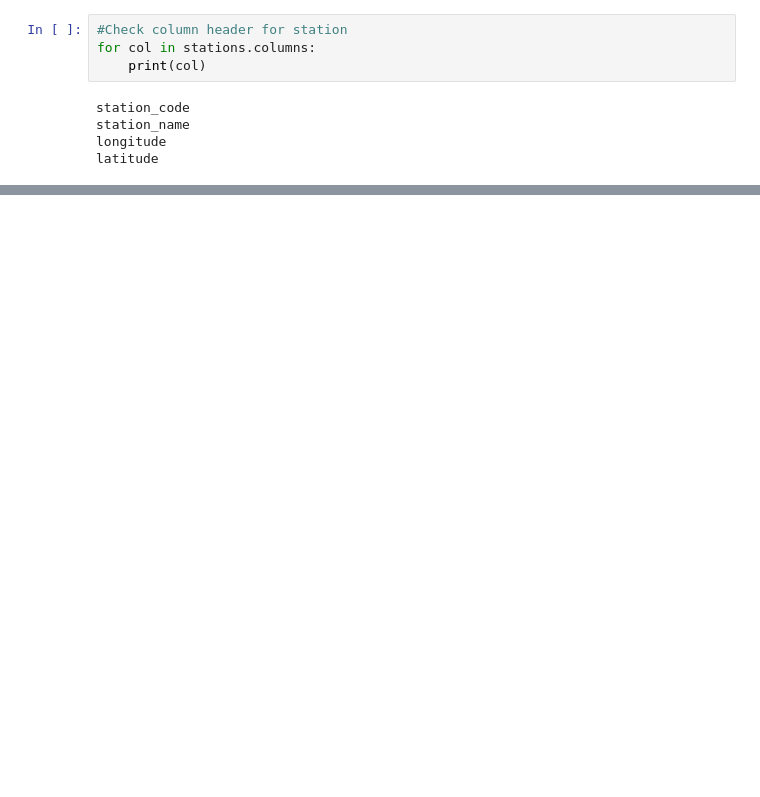
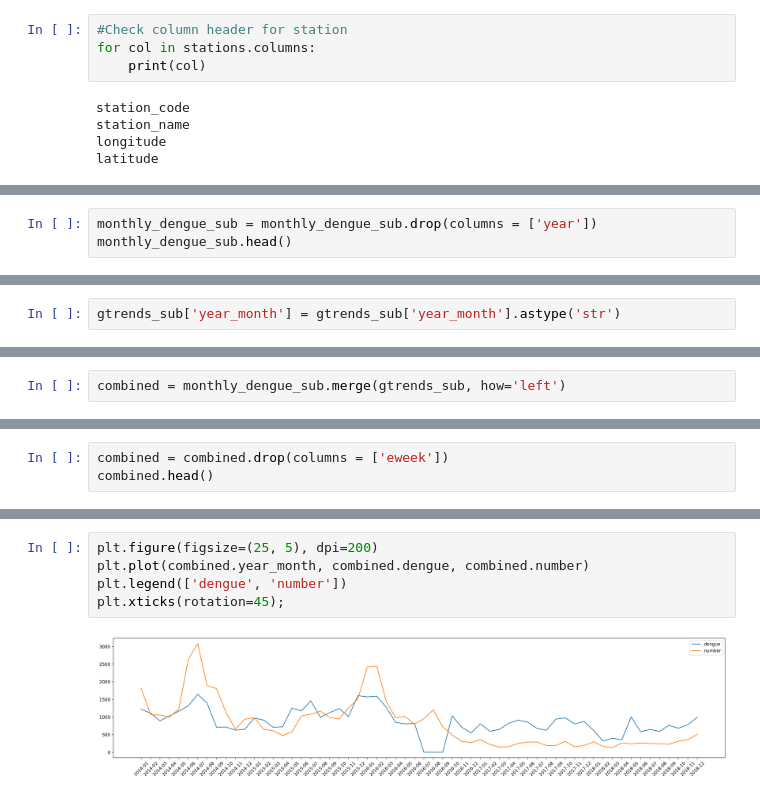
Before and after one commit to garyfoohw/GA_DSIF_Dengue, a Jupyter notebook: src/02_EDA_Anni.ipynb, the cells around one changed output, grey strips where cells are left out. Drawn from its saved outputs; the diff is of its cells as text; blank space fills up the shorter version.

```diff
--- a/src/02_EDA_Anni.ipynb
+++ b/src/02_EDA_Anni.ipynb
@@ -172,0 +695,3 @@ Combined_1.shape
+# %%
+monthly_dengue_sub = monthly_dengue_sub.drop(columns = ['year'])
+monthly_dengue_sub.head()
@@ -172,0 +727,2 @@ Combined_1.shape
+# %%
+gtrends_sub['year_month'] = gtrends_sub['year_month'].astype('str')
@@ -172,0 +735,2 @@ Combined_1.shape
+# %%
+combined = monthly_dengue_sub.merge(gtrends_sub, how='left')
@@ -172,0 +750,3 @@ Combined_1.shape
+# %%
+combined = combined.drop(columns = ['eweek'])
+combined.head()
@@ -172,0 +760,7 @@ Combined_1.shape
+# %%
+plt.figure(figsize=(25, 5), dpi=200)
+plt.plot(combined.year_month, combined.dengue, combined.number)
+plt.legend(['dengue', 'number'])
+plt.xticks(rotation=45);
+# %% [output]
+[figure, added]
```
Also changed, not shown: parts of 104 cells of this notebook, 1 other file.
